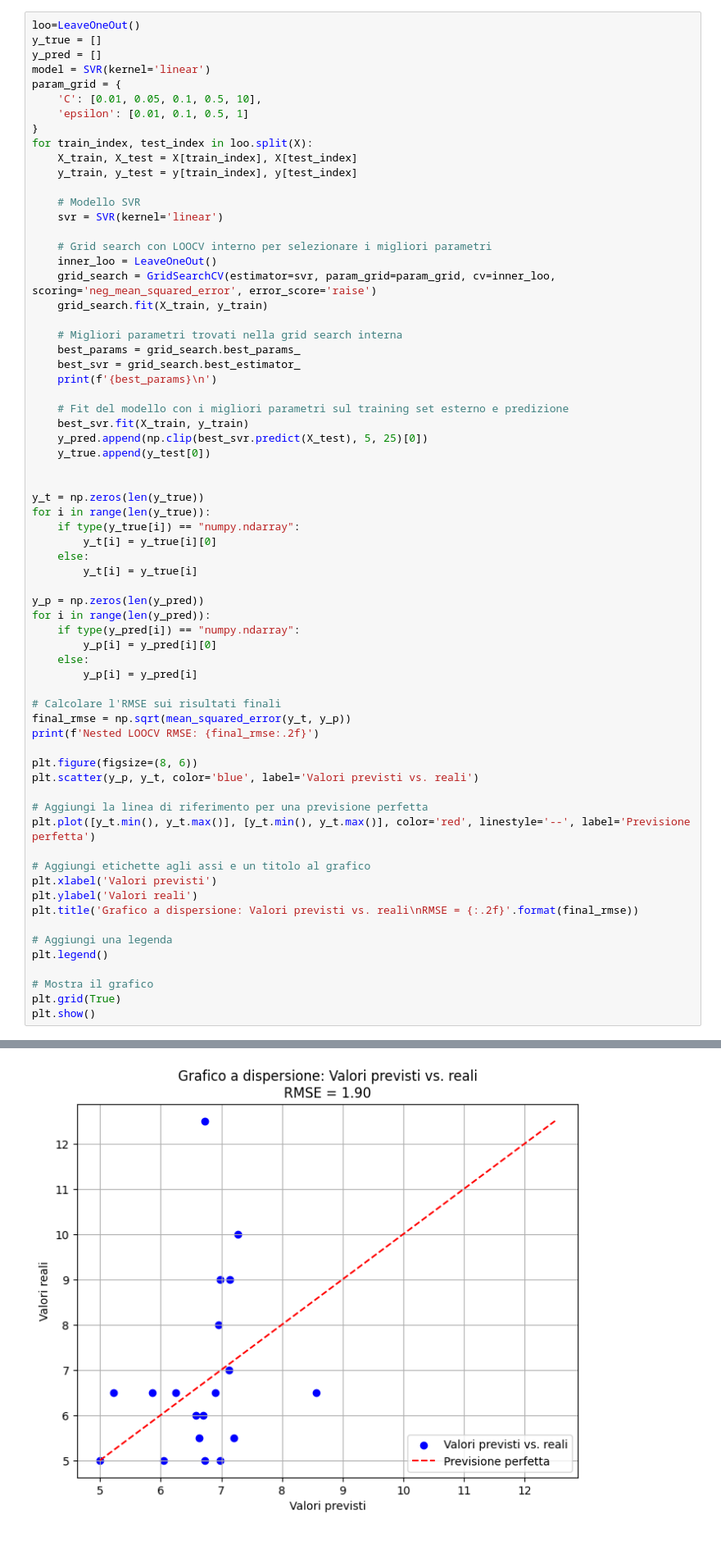
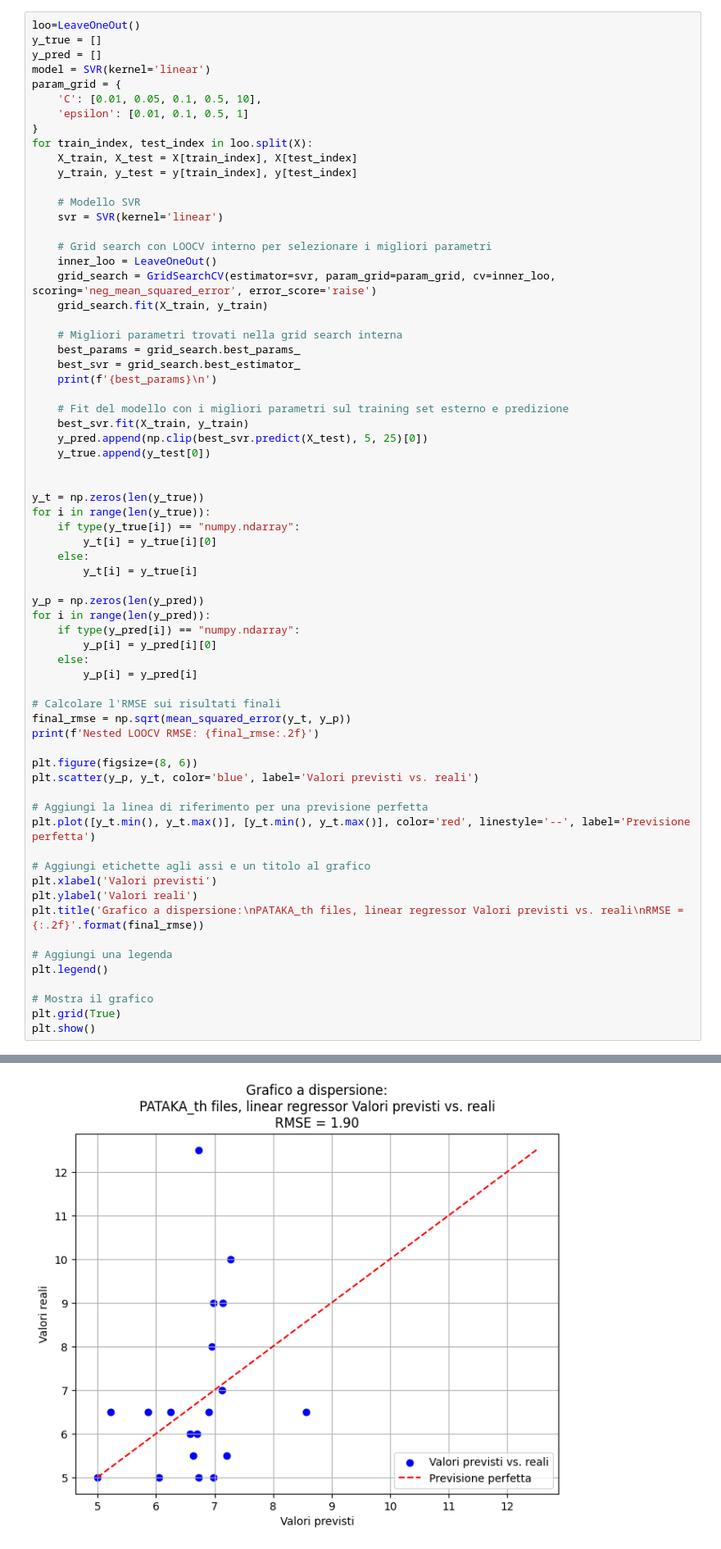
Before and after one commit to GiuseppeCurrao/Extraction-of-vocal-feature-for-ALS-speech-score-regression, a Jupyter notebook: Code/Regressor_PATAKA.ipynb, the cells around one changed output, grey strips where cells are left out. Shown at 82% size. Cells and saved outputs as stored; diff of their text form.

Commit message:
Graph update

```diff
--- a/Code/Regressor_PATAKA.ipynb
+++ b/Code/Regressor_PATAKA.ipynb
@@ -378,32 +380,32 @@ plt.scatter(y_p, y_t, color='blue', label='Valori previsti vs. reali')
 plt.plot([y_t.min(), y_t.max()], [y_t.min(), y_t.max()], color='red', linestyle='--', label='Previsione perfetta')
 
 # Aggiungi etichette agli assi e un titolo al grafico
 plt.xlabel('Valori previsti')
 plt.ylabel('Valori reali')
-plt.title('Grafico a dispersione: Valori previsti vs. reali\nRMSE = {:.2f}'.format(final_rmse))
+plt.title('Grafico a dispersione:\nPATAKA_th files, linear regressor Valori previsti vs. reali\nRMSE = {:.2f}'.format(final_rmse))
 
 # Aggiungi una legenda
 plt.legend()
 
 # Mostra il grafico
 plt.grid(True)
 plt.show()
 # %% [output]
 {'C': 0.01, 'epsilon': 1}
 
 {'C': 0.01, 'epsilon': 0.5}
 
 {'C': 0.01, 'epsilon': 0.1}
 
 {'C': 0.01, 'epsilon': 0.5}
 
 {'C': 0.5, 'epsilon': 0.5}
 
 {'C': 0.01, 'epsilon': 0.1}
 
 ... (23 lines left out)
 
 {'C': 10, 'epsilon': 0.01}
 
 Nested LOOCV RMSE: 1.90
-[figure, old version]
+[figure, new version]
```
Also changed, not shown: parts of 8 cells of this notebook, 1 other file.
